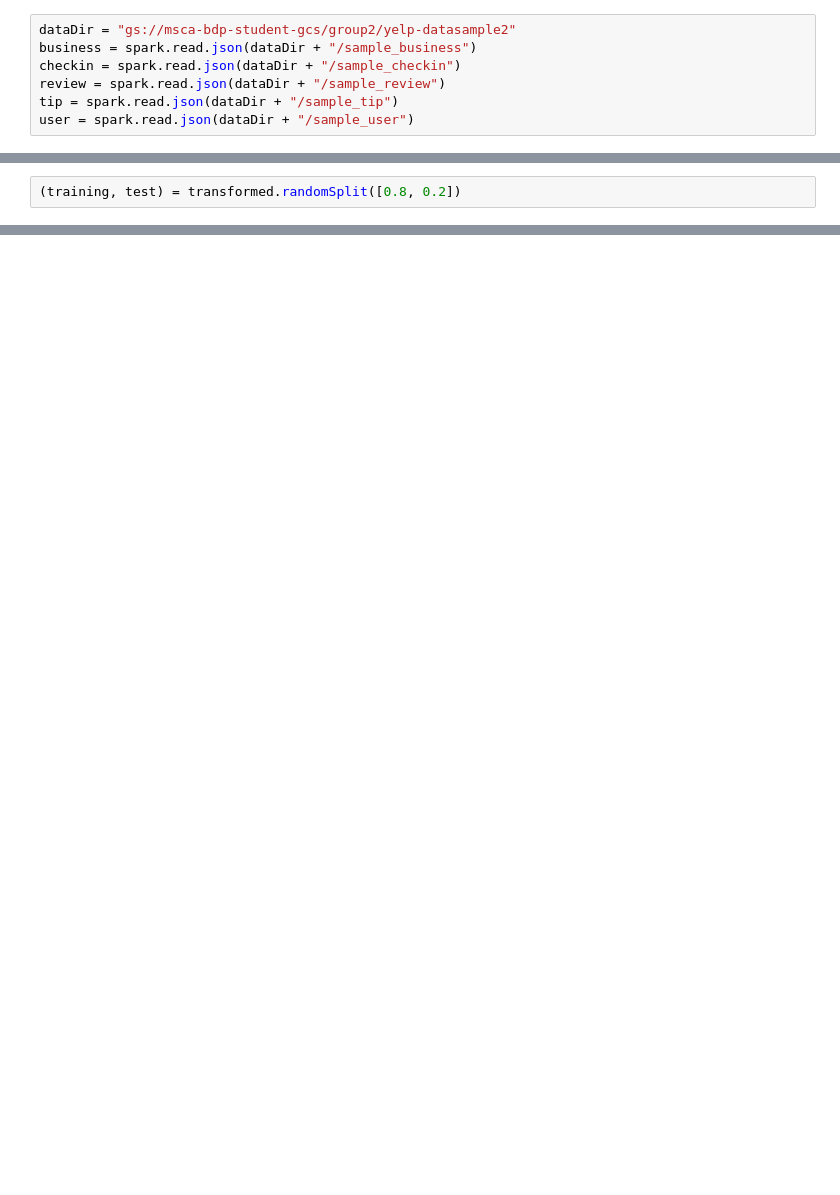
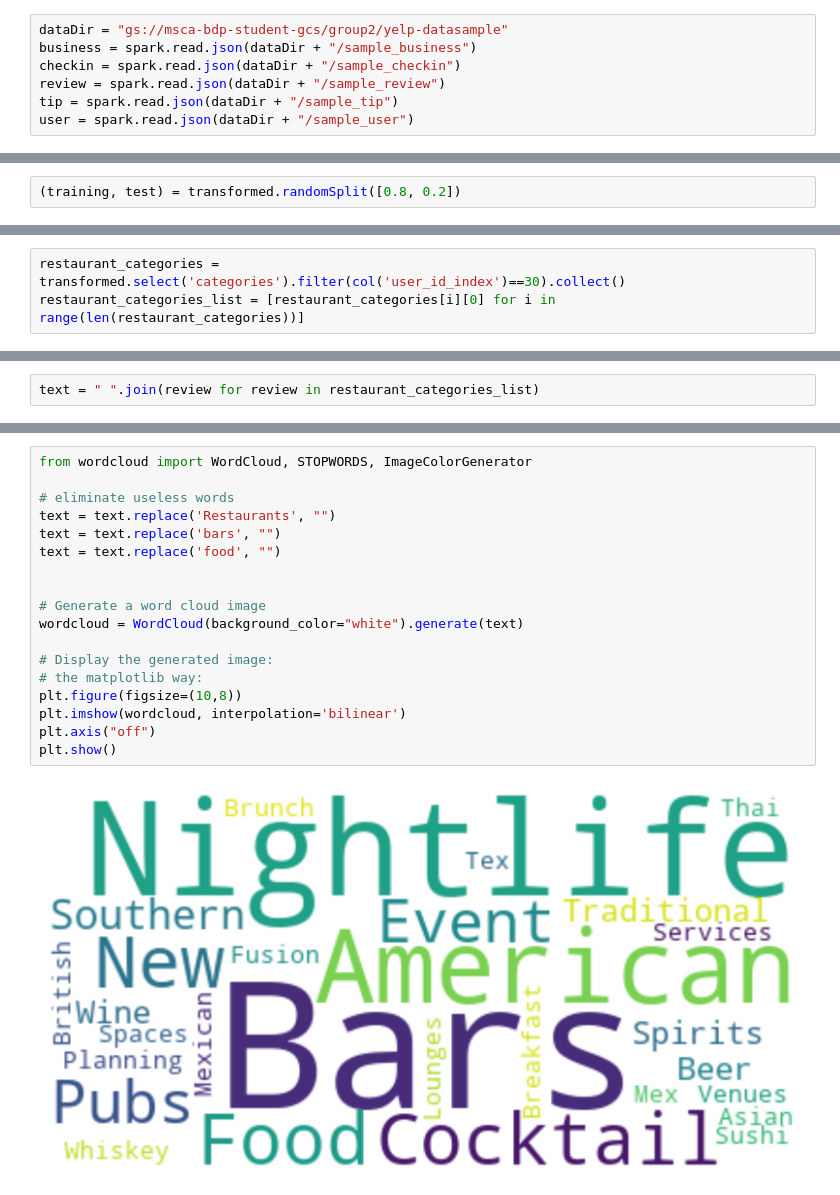
Before and after one commit to sdingx/bdp_summer23, a Jupyter notebook: Rec_Yun.ipynb, the cells around one changed output, grey strips where cells are left out. Drawn from its saved outputs; the diff is of its cells as text; blank space fills up the shorter version.

```diff
--- a/Rec_Yun.ipynb
+++ b/Rec_Yun.ipynb
@@ -7,7 +7,7 @@ import pandas as pd
 spark = SparkSession.builder.appName('YelpRec').getOrCreate()
 conf = spark.sparkContext._conf.setAll([('spark.executor.memory', '5g'), ('spark.app.name', 'Spark Updated Conf'), ('spark.executor.cores', '4'), ('spark.cores.max', '4'), ('spark.driver.memory','8g')])
 # %%
-dataDir = "gs://msca-bdp-student-gcs/group2/yelp-datasample2"
+dataDir = "gs://msca-bdp-student-gcs/group2/yelp-datasample"
 business = spark.read.json(dataDir + "/sample_business")
 checkin = spark.read.json(dataDir + "/sample_checkin")
 review = spark.read.json(dataDir + "/sample_review")
@@ -172,0 +269,3 @@ IllegalArgumentException: requirement failed: Nothing has been added to this sum
+# %%
+restaurant_categories = transformed.select('categories').filter(col('user_id_index')==30).collect()
+restaurant_categories_list = [restaurant_categories[i][0] for i in range(len(restaurant_categories))]
@@ -172,0 +274,2 @@ IllegalArgumentException: requirement failed: Nothing has been added to this sum
+# %%
+text = " ".join(review for review in restaurant_categories_list)
@@ -172,0 +295,20 @@ IllegalArgumentException: requirement failed: Nothing has been added to this sum
+# %%
+from wordcloud import WordCloud, STOPWORDS, ImageColorGenerator
+
+# eliminate useless words
+text = text.replace('Restaurants', "")
+text = text.replace('bars', "")
+text = text.replace('food', "")
+
+
+# Generate a word cloud image
+wordcloud = WordCloud(background_color="white").generate(text)
+
+# Display the generated image:
+# the matplotlib way:
+plt.figure(figsize=(10,8))
+plt.imshow(wordcloud, interpolation='bilinear')
+plt.axis("off")
+plt.show()
+# %% [output]
+[figure, added]
```
Also changed, not shown: parts of 18 cells of this notebook.
